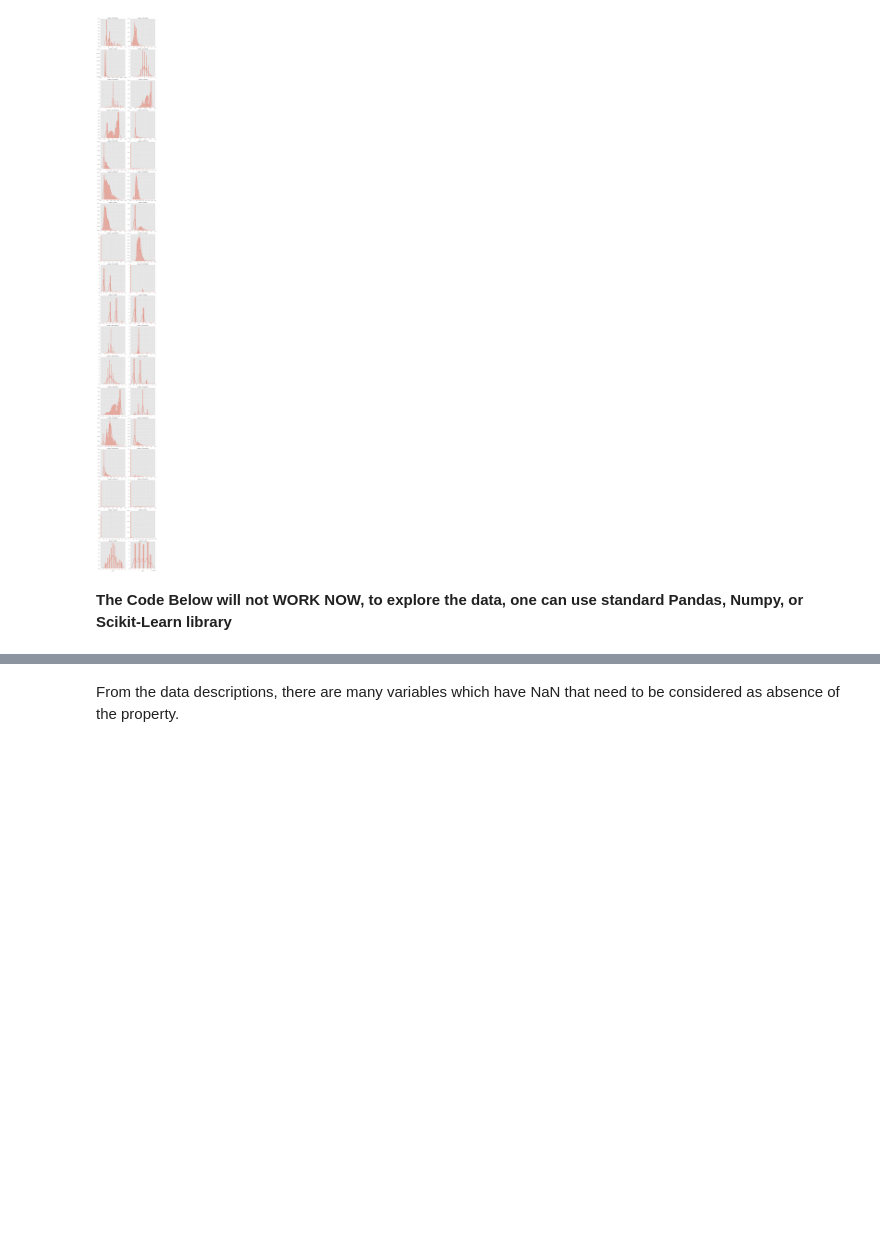
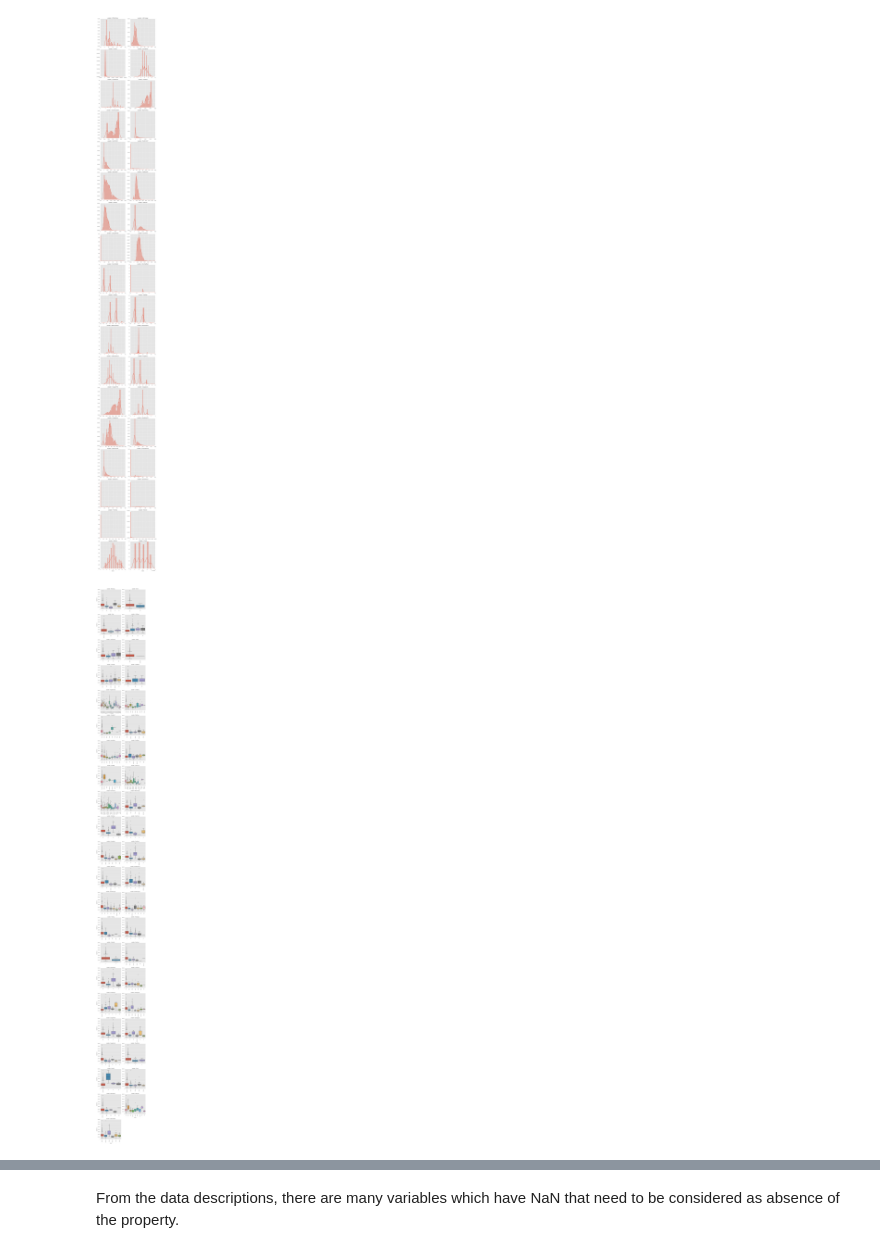
Before and after one commit to dolremi/Housing_Price, a Jupyter notebook: notebook/features.ipynb, the cells around one changed output, grey strips where cells are left out. Drawn from its saved outputs; the diff is of its cells as text; code cells hidden in the pictures; blank space fills up the shorter version.

```diff
--- a/notebook/features.ipynb
+++ b/notebook/features.ipynb
@@ -65,5 +65,7 @@ Excluding the columns as following: ['Id', 'SalePrice']
 The numerical features are ['MSSubClass', 'LotFrontage', 'LotArea', 'OverallQual', 'OverallCond', 'YearBuilt', 'YearRemodAdd', 'MasVnrArea', 'BsmtFinSF1', 'BsmtFinSF2', 'BsmtUnfSF', 'TotalBsmtSF', '1s ...
 The categorical features are: ['MSZoning', 'Street', 'Alley', 'LotShape', 'LandContour', 'Utilities', 'LotConfig', 'LandSlope', 'Neighborhood', 'Condition1', 'Condition2', 'BldgType', 'HouseStyle', 'R ...
 [figure]
-# %% [markdown]
-__The Code Below will not WORK NOW, to explore the data, one can use standard Pandas, Numpy, or Scikit-Learn library__
+# %%
+Train_explore.show_category(exclude=["Id", "SalePrice"], response="SalePrice")
+# %% [output]
+[figure, added]
```
Also changed, not shown: parts of 60 cells of this notebook, 5 other files.
